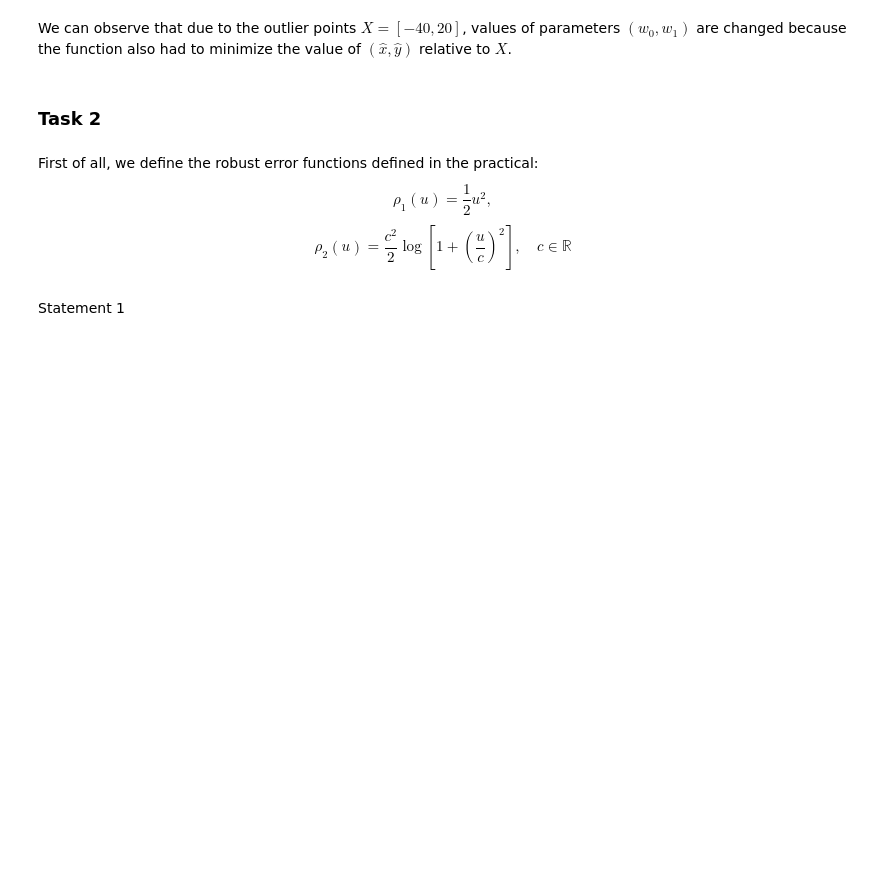
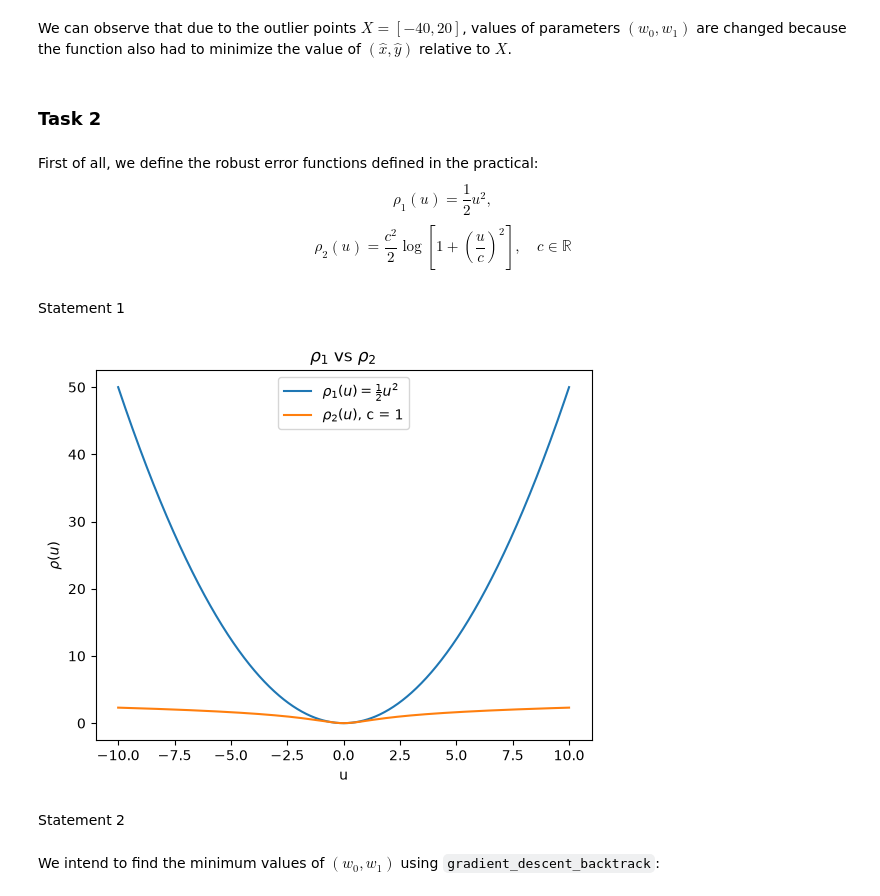
Before and after one commit to babal-singh/Optimization, a Jupyter notebook: Lab_3_Robust_Linear_Regression.ipynb, the cells around one changed output. Drawn from its saved outputs; the diff is of its cells as text; code cells hidden in the pictures; blank space fills up the shorter version.

```diff
--- a/Lab_3_Robust_Linear_Regression.ipynb
+++ b/Lab_3_Robust_Linear_Regression.ipynb
@@ -111,9 +111,28 @@ def ro_1(u):
     return (u**2)/2
 
 def ro_2(c, u):
-    frac = (1/2)*c**2
+    frac = (c**2)/2
     interior_log = 1 + (u/c)**2
-    log = math.log(interior_log)
+    log = np.log(interior_log)
     return frac*log
+
+def sum_ro_2(points, w_0, w_1, c):
+    u = w_0*points[:,0] + w_1 - points[:,1]
+    return np.sum(ro_2(c, u))
 # %% [markdown]
 Statement 1
+# %%
+x = np.linspace(-10, 10, 1000)
+y = (x**2)/2
+c = 1
+plt.plot(x, y, label=r"$\rho_{1}(u) = \frac{1}{2}u^2$")
+plt.plot(x, ro_2(c, x), label=rf"$\rho_{{2}}(u)$, c = {c}")
+plt.xlabel("u")
+plt.ylabel(r"$\rho(u)$")
+plt.legend()
+plt.title(r"$\rho_{1}$ vs $\rho_{2}$")
+plt.show()
+# %% [output]
+[figure, added]
+# %% [markdown]
+Statement 2
@@ -119,0 +149,2 @@ Statement 1
+# %% [markdown]
+We intend to find the minimum values of $(w_0, w_1)$ using `gradient_descent_backtrack`:
```
Also changed, not shown: parts of 12 cells of this notebook.
